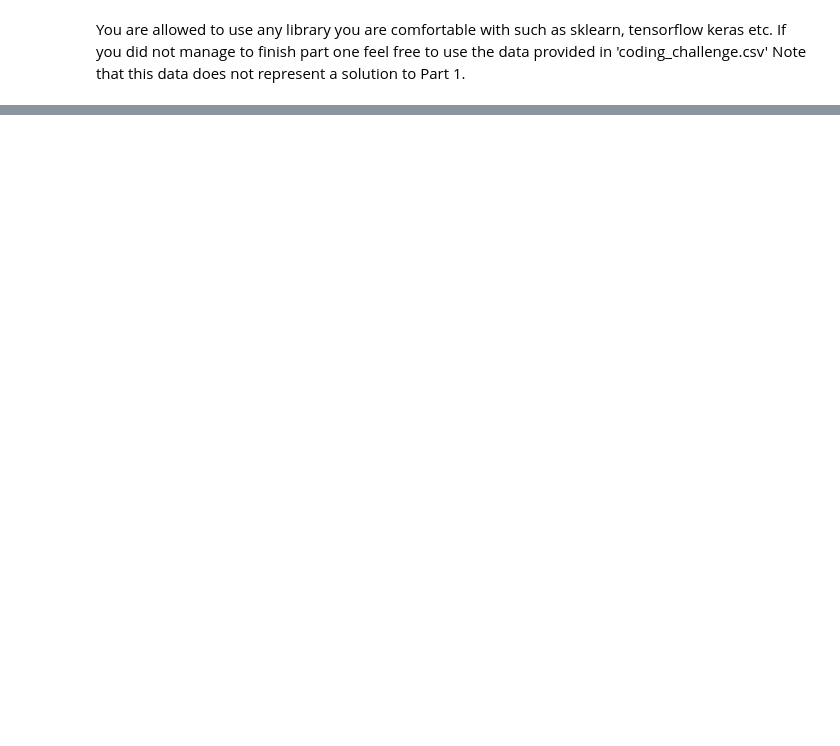
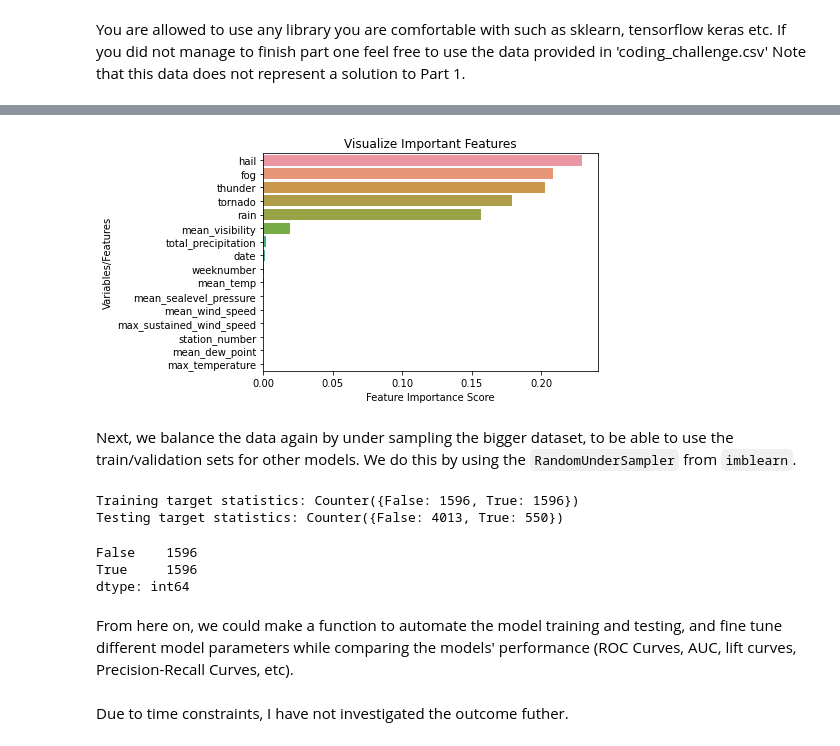
Before and after one commit to Nick-Z0/code-challenges, a Jupyter notebook: datascience/Coding Challenge.ipynb, the cells around one changed output, grey strips where cells are left out. Saved outputs shown, nothing was run; the diff lists cells and outputs as text; code cells hidden in the pictures; blank space fills up the shorter version.

Commit message:
Solution Part 2, modeling and corrections, of DS coding challenge

```diff
--- a/datascience/Coding Challenge.ipynb
+++ b/datascience/Coding Challenge.ipynb
@@ -425,10 +436,10 @@ We also split the label from the data to accomondate the needs of our model.
 # %% [markdown]
 #### Test set
 # %%
-X_test = data_clean.loc[data_clean['date'] == date_today_13_years_ago]
+X_test = data_clean.loc[data_clean['date'] == date_tomorrow_13_years_ago]
 
 # Remove the test_set from our dataset
-data_clean_without_test = data_clean.loc[data_clean['date'] != date_today_13_years_ago]
+data_clean_without_test = data_clean.loc[data_clean['date'] != date_tomorrow_13_years_ago]
 
 # Make date numeric so the model can handle it
 X_test['date'] = pd.to_numeric(pd.to_datetime(X_test['date']))
@@ -494,3 +505,11 @@ date_today_13_years_ago
 # %% [markdown]
 You are allowed to use any library you are comfortable with such as sklearn, tensorflow keras etc.
 If you did not manage to finish part one feel free to use the data provided in 'coding_challenge.csv' Note that this data does not represent a solution to Part 1.
+# %%
+# Create random forest classifier
+model = RandomForestClassifier(n_estimators=200, max_depth=5, random_state=42)
+
+#Train the model using the training sets
+model.fit(X_train,y_train)
+
+y_pred=model.predict(X_valid)
@@ -496,0 +542,2 @@ If you did not manage to finish part one feel free to use the data provided in '
+# %%
+column_names = X_train.columns # keep our column names for later
@@ -496,0 +589,3 @@ If you did not manage to finish part one feel free to use the data provided in '
+# %%
+feature_imp = pd.Series(model.feature_importances_,index=column_names).sort_values(ascending=False)
+feature_imp
@@ -496,0 +610,31 @@ If you did not manage to finish part one feel free to use the data provided in '
+# %%
+# Create a bar plot
+sns.barplot(x=feature_imp, y=feature_imp.index)
+# Add labels
+plt.xlabel('Feature Importance Score')
+plt.ylabel('Variables/Features')
+plt.title("Visualize Important Features")
+plt.show()
+# %% [output]
+[figure, added]
+# %% [markdown]
+Next, we balance the data again by under sampling the bigger dataset, to be able to use the train/validation sets for other models. We do this by using the `RandomUnderSampler` from `imblearn`.
+# %%
+under_sampler = RandomUnderSampler(random_state=42)
+X_res, y_res = under_sampler.fit_resample(X_train.values, y_train.values)
+print(f"Training target statistics: {Counter(y_res)}")
+print(f"Testing target statistics: {Counter(y_valid.values)}")
+# %% [output]
+Training target statistics: Counter({False: 1596, True: 1596})
+Testing target statistics: Counter({False: 4013, True: 550})
+# %%
+# Show that the data is balanced
+pd.DataFrame(y_res).value_counts()
+# %% [output]
+False    1596
+True     1596
+dtype: int64
+# %% [markdown]
+From here on, we could make a function to automate the model training and testing, and fine tune different model parameters while comparing the models' performance (ROC Curves, AUC, lift curves, Precision-Recall Curves, etc).
+# %% [markdown]
+Due to time constraints, I have not investigated the outcome futher.
```
Also changed, not shown: parts of 37 cells of this notebook.
